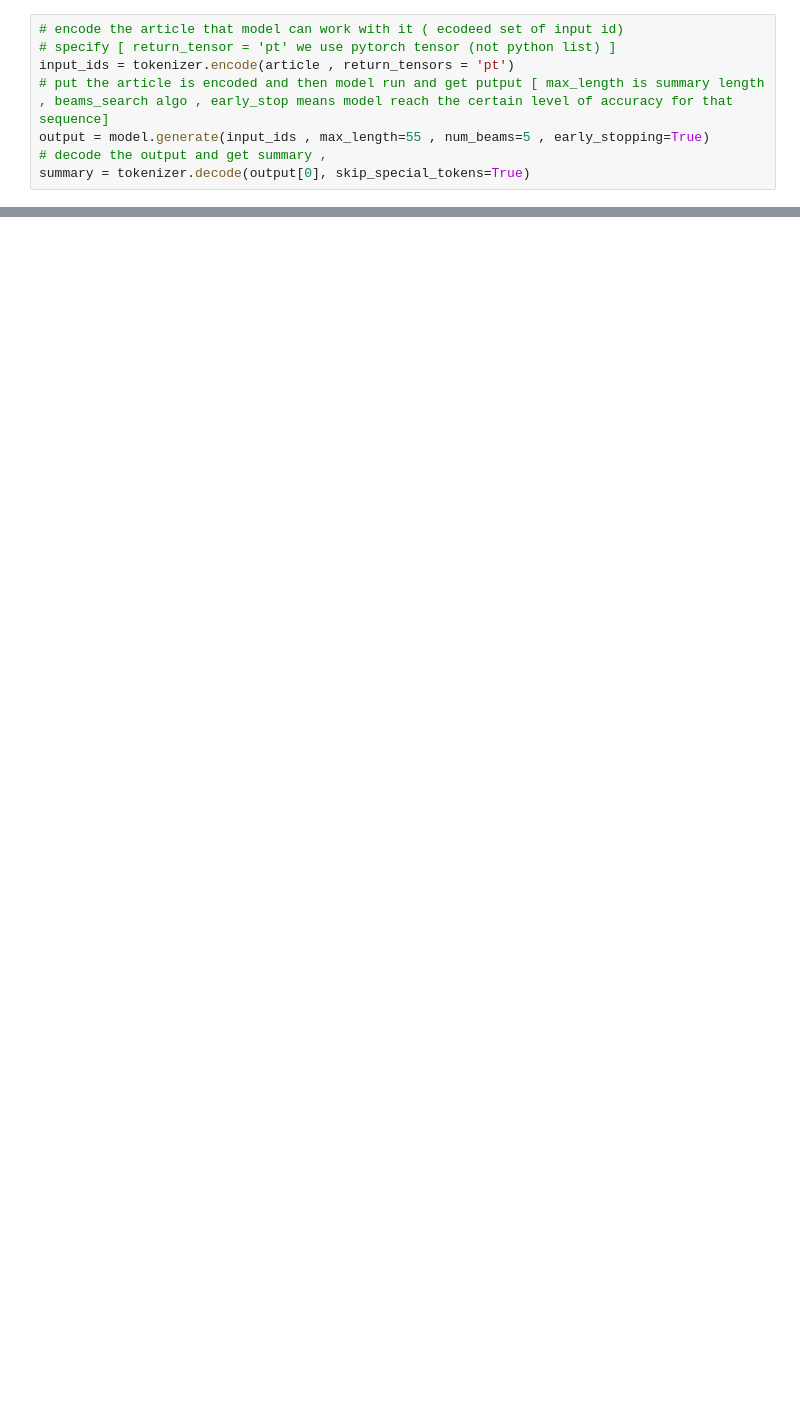
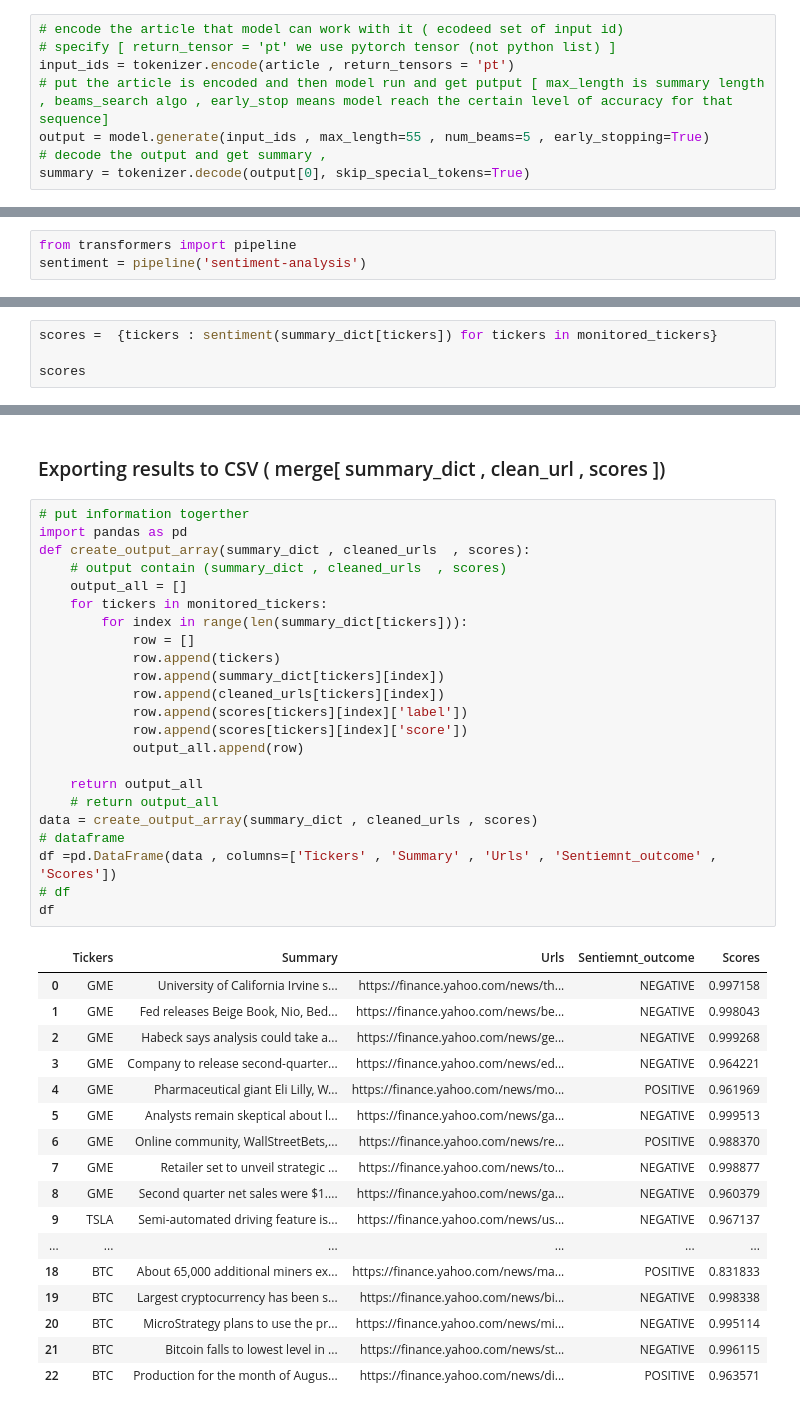
Before and after one commit to chengshengchang/Sentiment_analysis_financialnews, a Jupyter notebook: main_handler.ipynb, the cells around one changed output, grey strips where cells are left out. Drawn from its saved outputs; the diff is of its cells as text; blank space fills up the shorter version.

Commit message:
add Sentiment score and export to .csv file

```diff
--- a/main_handler.ipynb
+++ b/main_handler.ipynb
@@ -314,0 +315,3 @@ summary_dict
+# %%
+from transformers import pipeline
+sentiment = pipeline('sentiment-analysis')
@@ -314,0 +321,4 @@ summary_dict
+# %%
+scores =  {tickers : sentiment(summary_dict[tickers]) for tickers in monitored_tickers}
+
+scores
@@ -314,0 +343,43 @@ summary_dict
+# %% [markdown]
+### Exporting results to CSV ( merge[ summary_dict , clean_url , scores ])
+# %%
+# put information togerther
+import pandas as pd
+def create_output_array(summary_dict , cleaned_urls  , scores):
+    # output contain (summary_dict , cleaned_urls  , scores)
+    output_all = []
+    for tickers in monitored_tickers:
+        for index in range(len(summary_dict[tickers])):
+            row = []
+            row.append(tickers)
+            row.append(summary_dict[tickers][index])
+            row.append(cleaned_urls[tickers][index])
+            row.append(scores[tickers][index]['label'])
+            row.append(scores[tickers][index]['score'])
+            output_all.append(row)
+
+    return output_all
+    # return output_all
+data = create_output_array(summary_dict , cleaned_urls , scores)
+# dataframe
+df =pd.DataFrame(data , columns=['Tickers' , 'Summary' , 'Urls' , 'Sentiemnt_outcome' , 'Scores'])
+# df
+df
+# %% [output]
+|  | Tickers | Summary | Urls | Sentiemnt_outcome | Scores |
+| 0 | GME | University of California Irvine s... | https://finance.yahoo.com/news/th... | NEGATIVE | 0.997158 |
+| 1 | GME | Fed releases Beige Book, Nio, Bed... | https://finance.yahoo.com/news/be... | NEGATIVE | 0.998043 |
+| 2 | GME | Habeck says analysis could take a... | https://finance.yahoo.com/news/ge... | NEGATIVE | 0.999268 |
+| 3 | GME | Company to release second-quarter... | https://finance.yahoo.com/news/ed... | NEGATIVE | 0.964221 |
+| 4 | GME | Pharmaceutical giant Eli Lilly, W... | https://finance.yahoo.com/news/mo... | POSITIVE | 0.961969 |
+| 5 | GME | Analysts remain skeptical about l... | https://finance.yahoo.com/news/ga... | NEGATIVE | 0.999513 |
+| 6 | GME | Online community, WallStreetBets,... | https://finance.yahoo.com/news/re... | POSITIVE | 0.988370 |
+| 7 | GME | Retailer set to unveil strategic ... | https://finance.yahoo.com/news/to... | NEGATIVE | 0.998877 |
+| 8 | GME | Second quarter net sales were $1.... | https://finance.yahoo.com/news/ga... | NEGATIVE | 0.960379 |
+| 9 | TSLA | Semi-automated driving feature is... | https://finance.yahoo.com/news/us... | NEGATIVE | 0.967137 |
+| ... | ... | ... | ... | ... | ... |
+| 18 | BTC | About 65,000 additional miners ex... | https://finance.yahoo.com/news/ma... | POSITIVE | 0.831833 |
+| 19 | BTC | Largest cryptocurrency has been s... | https://finance.yahoo.com/news/bi... | NEGATIVE | 0.998338 |
+| 20 | BTC | MicroStrategy plans to use the pr... | https://finance.yahoo.com/news/mi... | NEGATIVE | 0.995114 |
+| 21 | BTC | Bitcoin falls to lowest level in ... | https://finance.yahoo.com/news/st... | NEGATIVE | 0.996115 |
+| 22 | BTC | Production for the month of Augus... | https://finance.yahoo.com/news/di... | POSITIVE | 0.963571 |
```
Also changed, not shown: parts of 15 cells of this notebook, 1 other file.
